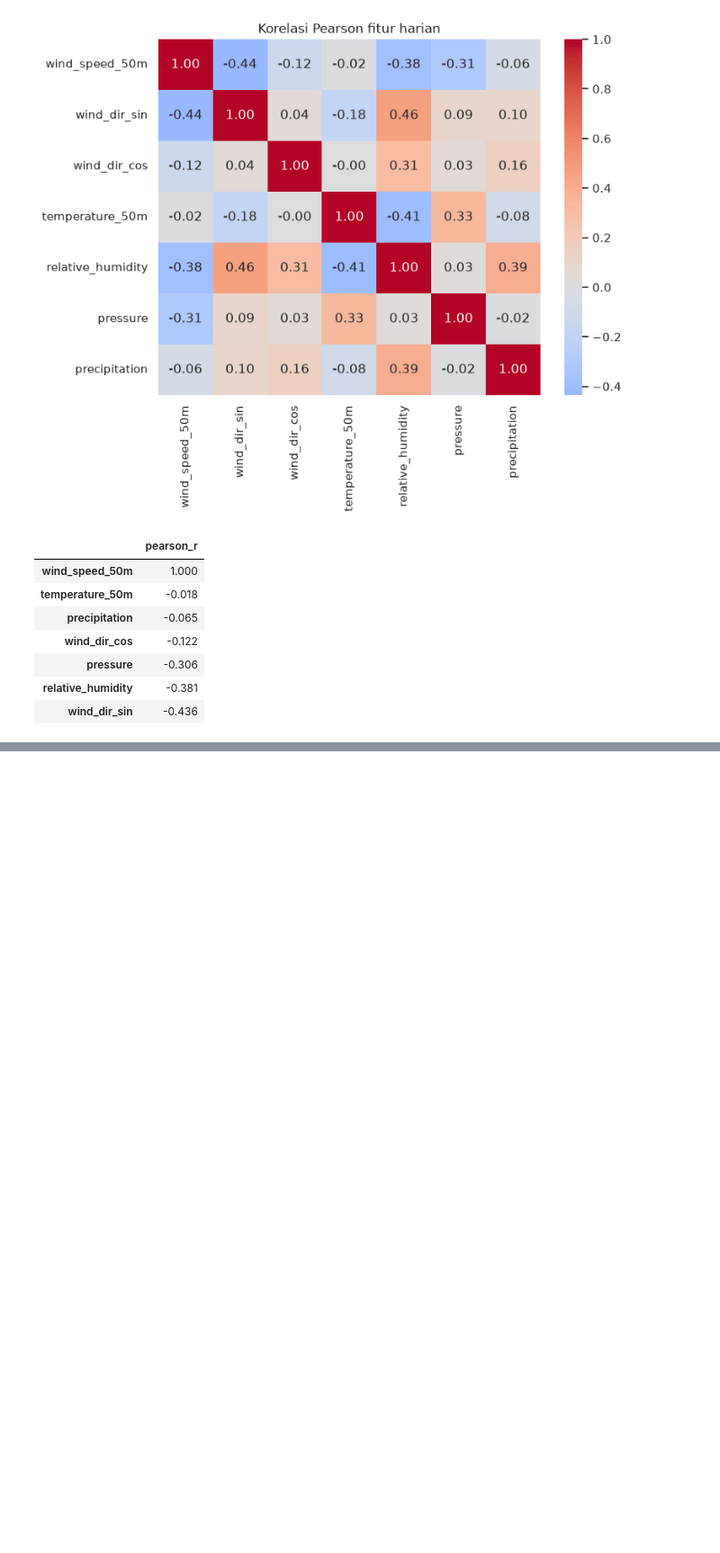
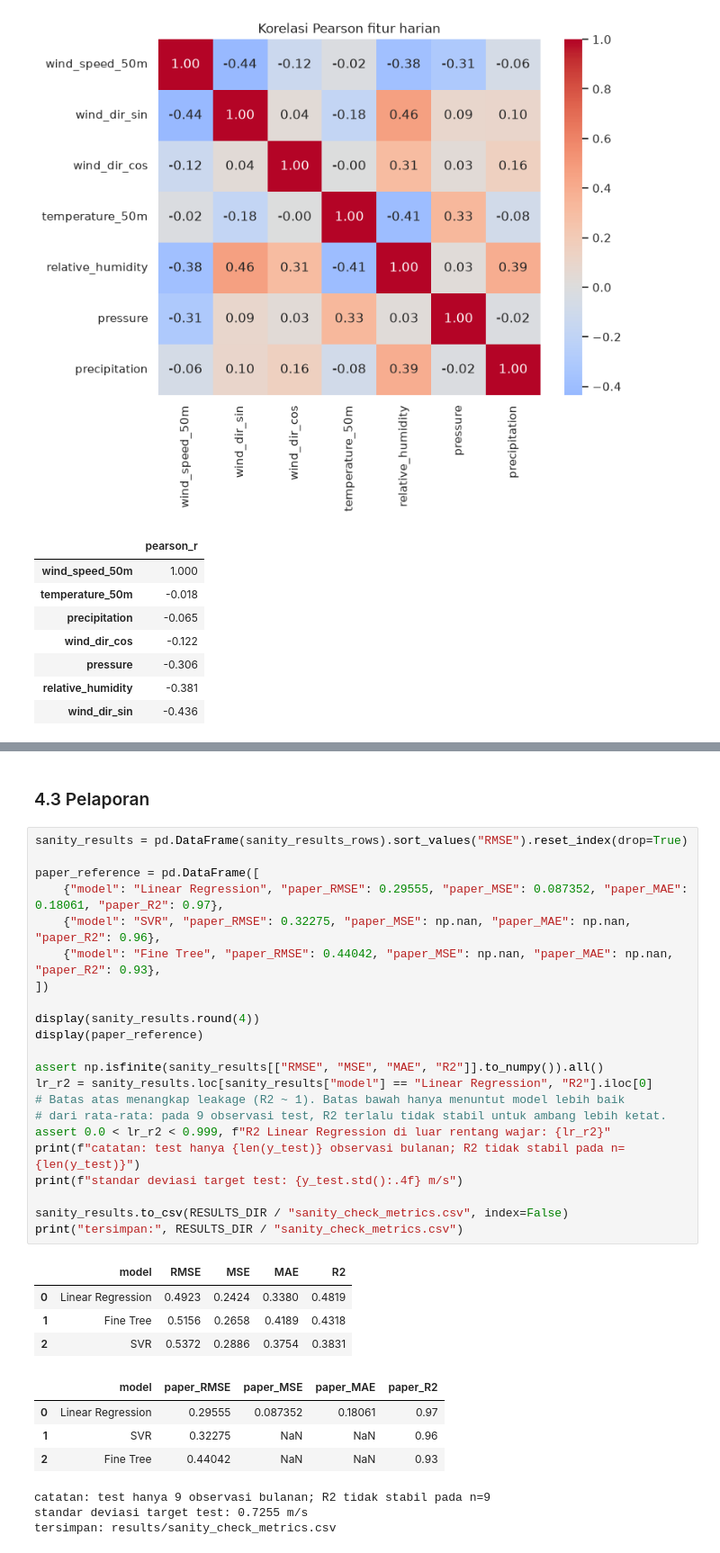
Before and after one commit to Galangzz/machine-learning-wind-speed, a Jupyter notebook: main.ipynb, the cells around one changed output, grey strips where cells are left out. Shown at 90% size. Drawn from its saved outputs; the diff is of its cells as text; blank space fills up the shorter version.

Commit message:
feat: add monthly replication sanity check

```diff
--- a/main.ipynb
+++ b/main.ipynb
@@ -210,0 +302,36 @@ corr["wind_speed_50m"].sort_values(ascending=False).to_frame("pearson_r").round(
+# %% [markdown]
+### 4.3 Pelaporan
+# %%
+sanity_results = pd.DataFrame(sanity_results_rows).sort_values("RMSE").reset_index(drop=True)
+
+paper_reference = pd.DataFrame([
+    {"model": "Linear Regression", "paper_RMSE": 0.29555, "paper_MSE": 0.087352, "paper_MAE": 0.18061, "paper_R2": 0.97},
+    {"model": "SVR", "paper_RMSE": 0.32275, "paper_MSE": np.nan, "paper_MAE": np.nan, "paper_R2": 0.96},
+    {"model": "Fine Tree", "paper_RMSE": 0.44042, "paper_MSE": np.nan, "paper_MAE": np.nan, "paper_R2": 0.93},
+])
+
+display(sanity_results.round(4))
+display(paper_reference)
+
+assert np.isfinite(sanity_results[["RMSE", "MSE", "MAE", "R2"]].to_numpy()).all()
+lr_r2 = sanity_results.loc[sanity_results["model"] == "Linear Regression", "R2"].iloc[0]
+# Batas atas menangkap leakage (R2 ~ 1). Batas bawah hanya menuntut model lebih baik
+# dari rata-rata: pada 9 observasi test, R2 terlalu tidak stabil untuk ambang lebih ketat.
+assert 0.0 < lr_r2 < 0.999, f"R2 Linear Regression di luar rentang wajar: {lr_r2}"
+print(f"catatan: test hanya {len(y_test)} observasi bulanan; R2 tidak stabil pada n={len(y_test)}")
+print(f"standar deviasi target test: {y_test.std():.4f} m/s")
+
+sanity_results.to_csv(RESULTS_DIR / "sanity_check_metrics.csv", index=False)
+print("tersimpan:", RESULTS_DIR / "sanity_check_metrics.csv")
+# %% [output]
+|  | model | RMSE | MSE | MAE | R2 |
+| 0 | Linear Regression | 0.4923 | 0.2424 | 0.3380 | 0.4819 |
+| 1 | Fine Tree | 0.5156 | 0.2658 | 0.4189 | 0.4318 |
+| 2 | SVR | 0.5372 | 0.2886 | 0.3754 | 0.3831 |
+|  | model | paper_RMSE | paper_MSE | paper_MAE | paper_R2 |
+| 0 | Linear Regression | 0.29555 | 0.087352 | 0.18061 | 0.97 |
+| 1 | SVR | 0.32275 | NaN | NaN | 0.96 |
+| 2 | Fine Tree | 0.44042 | NaN | NaN | 0.93 |
+catatan: test hanya 9 observasi bulanan; R2 tidak stabil pada n=9
+standar deviasi target test: 0.7255 m/s
+tersimpan: results/sanity_check_metrics.csv
```
Also changed, not shown: parts of 5 cells of this notebook, 1 other file.
